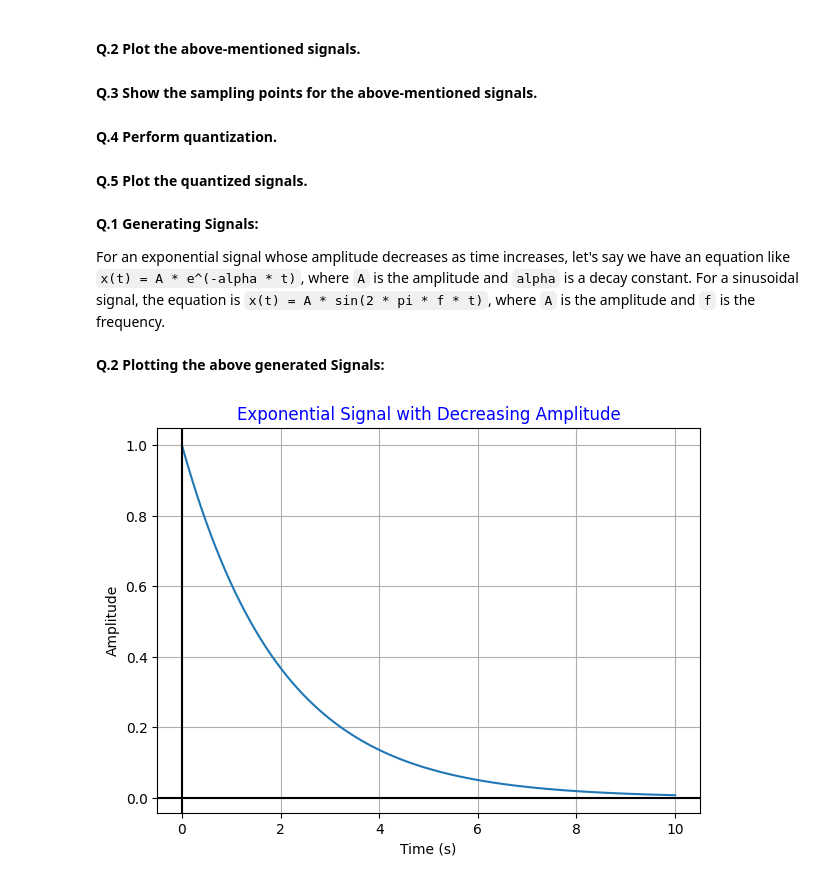
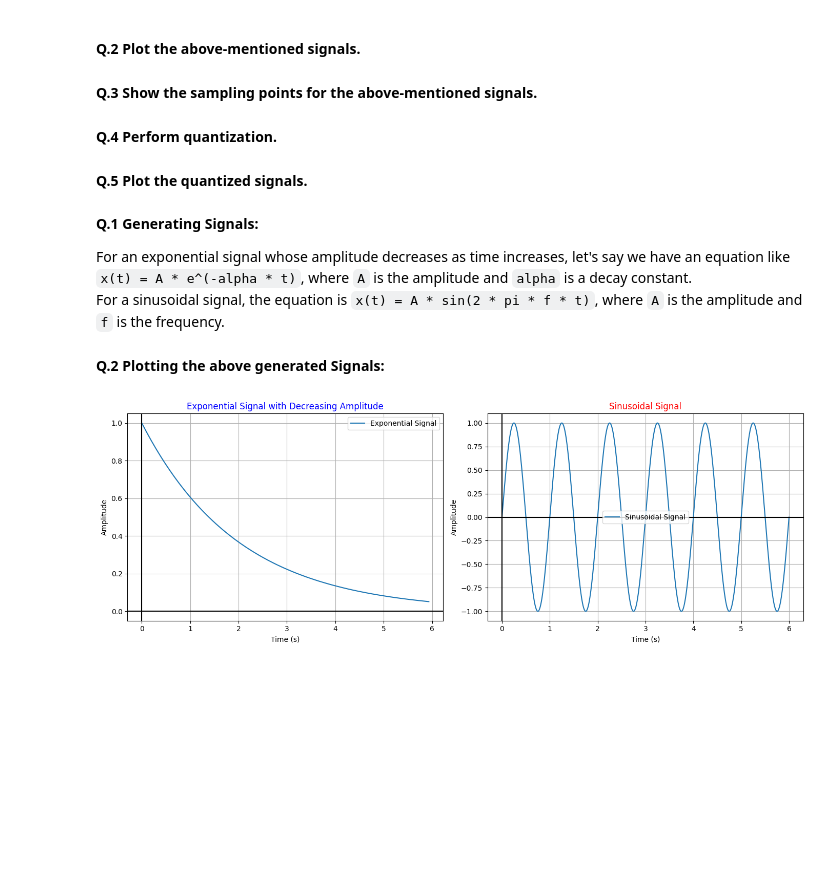
Before and after one commit to justsaumit/MCC, a Jupyter notebook: Lab01/Lab01-Sampling_and_Quantization.ipynb, the cells around one changed output. Drawn from its saved outputs; the diff is of its cells as text; code cells hidden in the pictures; blank space fills up the shorter version.

Commit message:
Lab01 - Sampling, Quantizing and then Plotting the generated signals

```diff
--- a/Lab01/Lab01-Sampling_and_Quantization.ipynb
+++ b/Lab01/Lab01-Sampling_and_Quantization.ipynb
@@ -19,42 +19,61 @@ import matplotlib.pyplot as plt
 # %% [markdown]
 **Q.1 Generating Signals:**
 
-For an exponential signal whose amplitude decreases as time increases, let's say we have an equation like `x(t) = A * e^(-alpha * t)`, where `A` is the amplitude and `alpha` is a decay constant. For a sinusoidal signal, the equation is `x(t) = A * sin(2 * pi * f * t)`, where `A` is the amplitude and `f` is the frequency.
+For an exponential signal whose amplitude decreases as time increases, let's say we have an equation like `x(t) = A * e^(-alpha * t)`, where `A` is the amplitude and `alpha` is a decay constant.
+For a sinusoidal signal, the equation is `x(t) = A * sin(2 * pi * f * t)`, where `A` is the amplitude and `f` is the frequency.
 # %%
 # Parameters for exponential signal
-amplitude = 1.0        # Initial amplitude
+a = 1.0                # Initial amplitude
 decay_factor = 0.5     # Decay factor, controls how fast the signal decreases
-signal_duration = 10   # Duration of the signal in seconds
-sampling_rate = 1000   # Sampling rate in samples per second
+signal_duration = 6    # Duration of the signal in seconds
+sampling_rate = 15
 
 # Time values for the signal
-time = np.linspace(0, signal_duration, int(signal_duration * sampling_rate))
+#time = np.linspace(0, signal_duration, int(signal_duration * sampling_rate))
+time = np.arange(0, signal_duration, 1/sampling_rate)
 
 # Generate the exponential signal
-exponential_signal = amplitude * np.exp(-decay_factor * time)
+exponential_signal = a * np.exp(-decay_factor * time)
 # %%
 # Parameters for sinusoidal signal
-A_sin = 2.0          # Amplitude of the sinusoidal wave
-f = 4                # Frequency in Hz
+A = 1.0          # Amplitude of the sinusoidal wave
+f = 1                # Frequency in Hz
 num_samples = 1000   # Number of samples
+sine_duration = 6    # Duration of the signal in seconds
 # Generate time values for the sinusoidal signal
-time_sin = np.linspace(0, 1, num_samples)
+time_sin = np.linspace(0, sine_duration, num_samples)
 # Generate the sinusoidal signal
-sinusoidal_signal = A_sin * np.sin(2 * np.pi * f * time_sin)
+sinusoidal_signal = A * np.sin(2 * np.pi * f * time_sin)
 # %% [markdown]
 **Q.2 Plotting the above generated Signals:**
 # %%
+# Plotting side by side
+plt.figure(figsize=(14, 5))
+
+# Exponential Signal
+plt.subplot(1, 2, 1)
 # Plotting time vs amplitude for exponential signal
-plt.figure(figsize=(7, 5))
 plt.plot(time, exponential_signal, label='Exponential Signal')
-
 plt.xlabel('Time (s)')
 plt.ylabel('Amplitude')
-# Highlighting axis at x=0 and y=0
 plt.axhline(y=0, color='k')
 plt.axvline(x=0, color='k')
 plt.title('Exponential Signal with Decreasing Amplitude', color='b')
 plt.grid(True)
+plt.legend()
+
+# Sinusoidal Signal
+plt.subplot(1, 2, 2)
+plt.plot(time_sin, sinusoidal_signal, label='Sinusoidal Signal')
+plt.xlabel('Time (s)')
+plt.ylabel('Amplitude')
+plt.axhline(y=0, color='k')
+plt.axvline(x=0, color='k')
+plt.title('Sinusoidal Signal', color='r')
+plt.grid(True)
+plt.legend()
+
+plt.tight_layout()
 plt.show()
 # %% [output]
-[figure, old version]
+[figure, new version]
```
Also changed, not shown: parts of 14 cells of this notebook, 1 other file.
